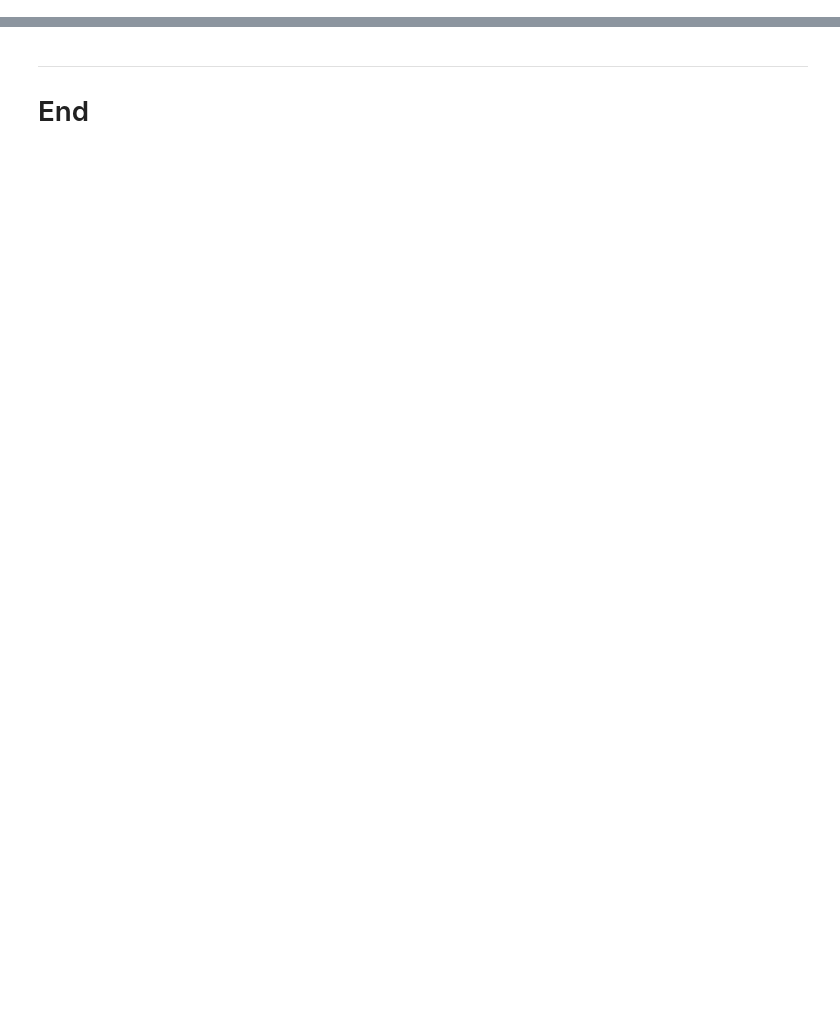
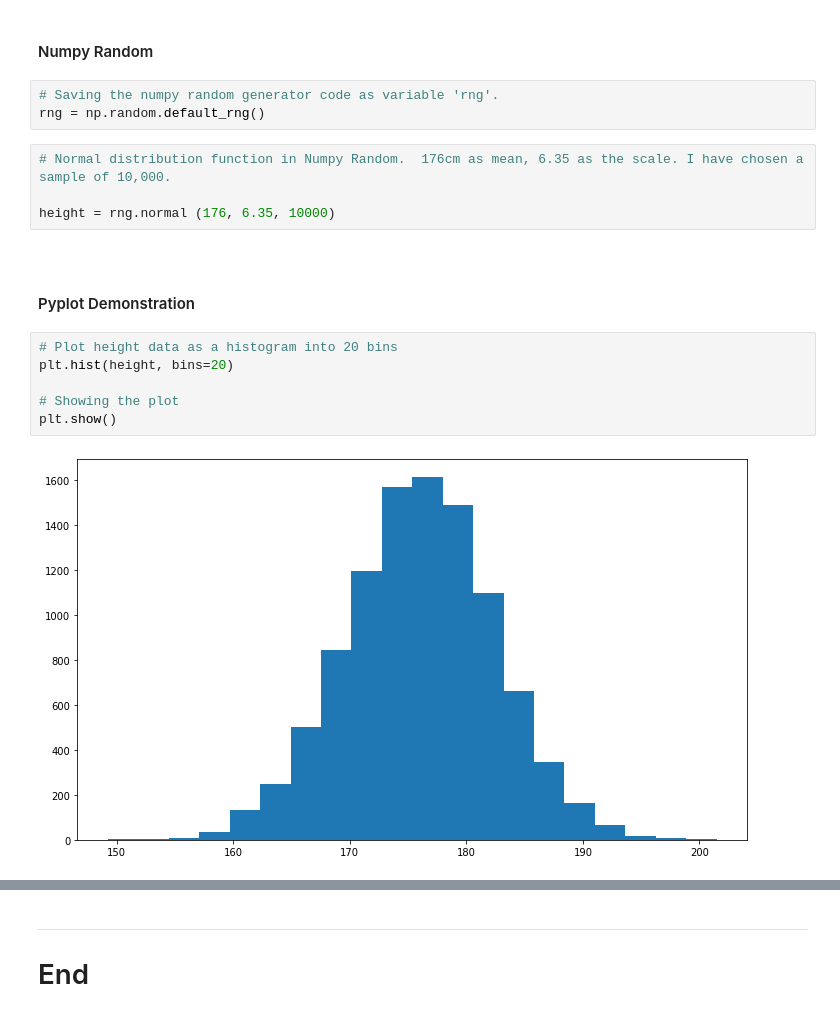
Before and after one commit to RYANCOX00/Fundamentals_of_DA, a Jupyter notebook: pyplot.ipynb, the cells around one changed output, grey strips where cells are left out. Saved outputs shown, nothing was run; the diff lists cells and outputs as text; blank space fills up the shorter version.

Commit message:
Overview of pyplot completed

```diff
--- a/pyplot.ipynb
+++ b/pyplot.ipynb
@@ -38,0 +52,23 @@ plt.plot()
+# %% [markdown]
+
+
+#### Numpy Random
+# %%
+# Saving the numpy random generator code as variable 'rng'.
+rng = np.random.default_rng()
+# %%
+# Normal distribution function in Numpy Random.  176cm as mean, 6.35 as the scale. I have chosen a sample of 10,000.
+
+height = rng.normal (176, 6.35, 10000)
+# %% [markdown]
+<br>
+
+#### Pyplot Demonstration
+# %%
+# Plot height data as a histogram into 20 bins
+plt.hist(height, bins=20)
+
+# Showing the plot
+plt.show()
+# %% [output]
+[figure, added]
```
Also changed, not shown: parts of 40 cells of this notebook.
